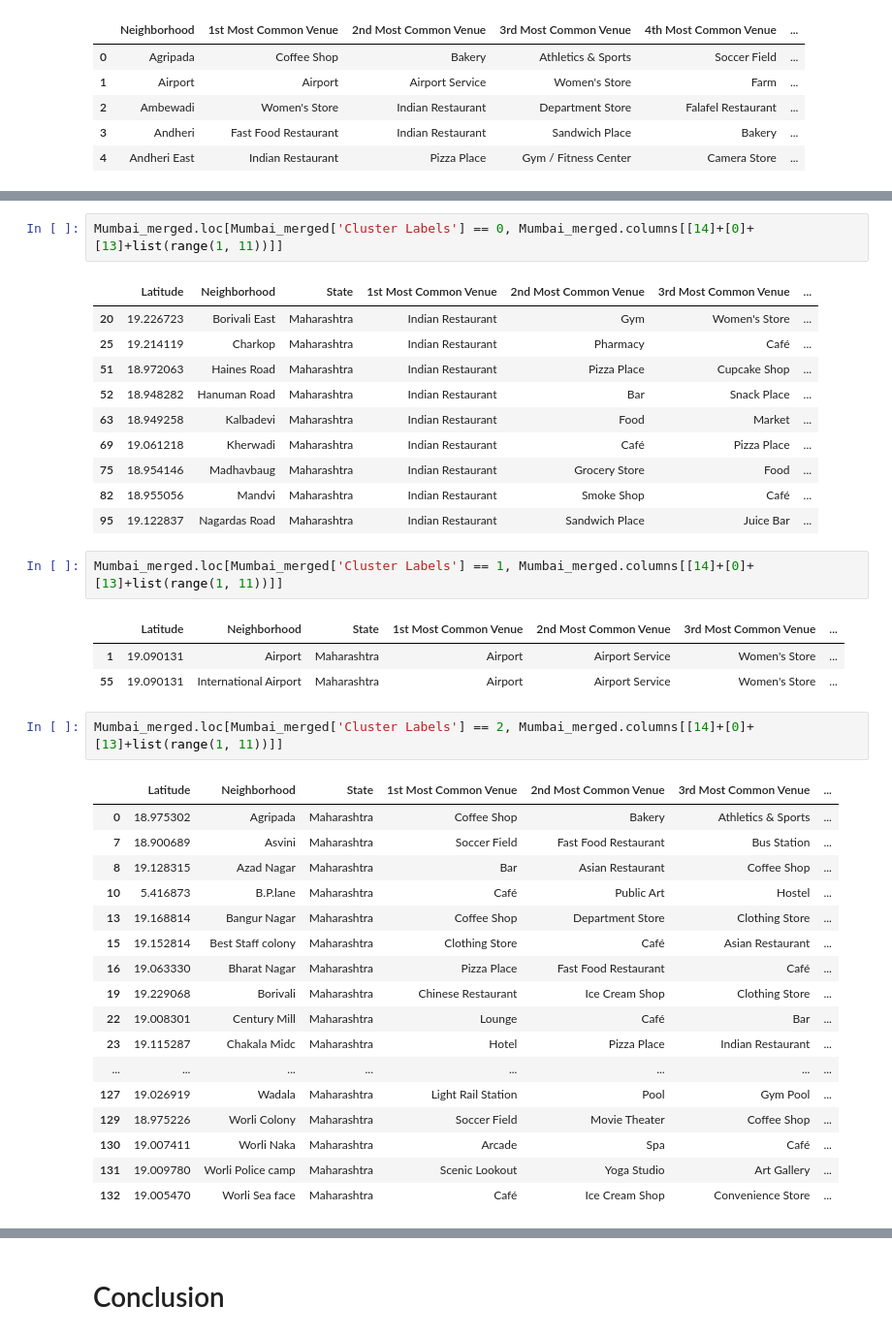
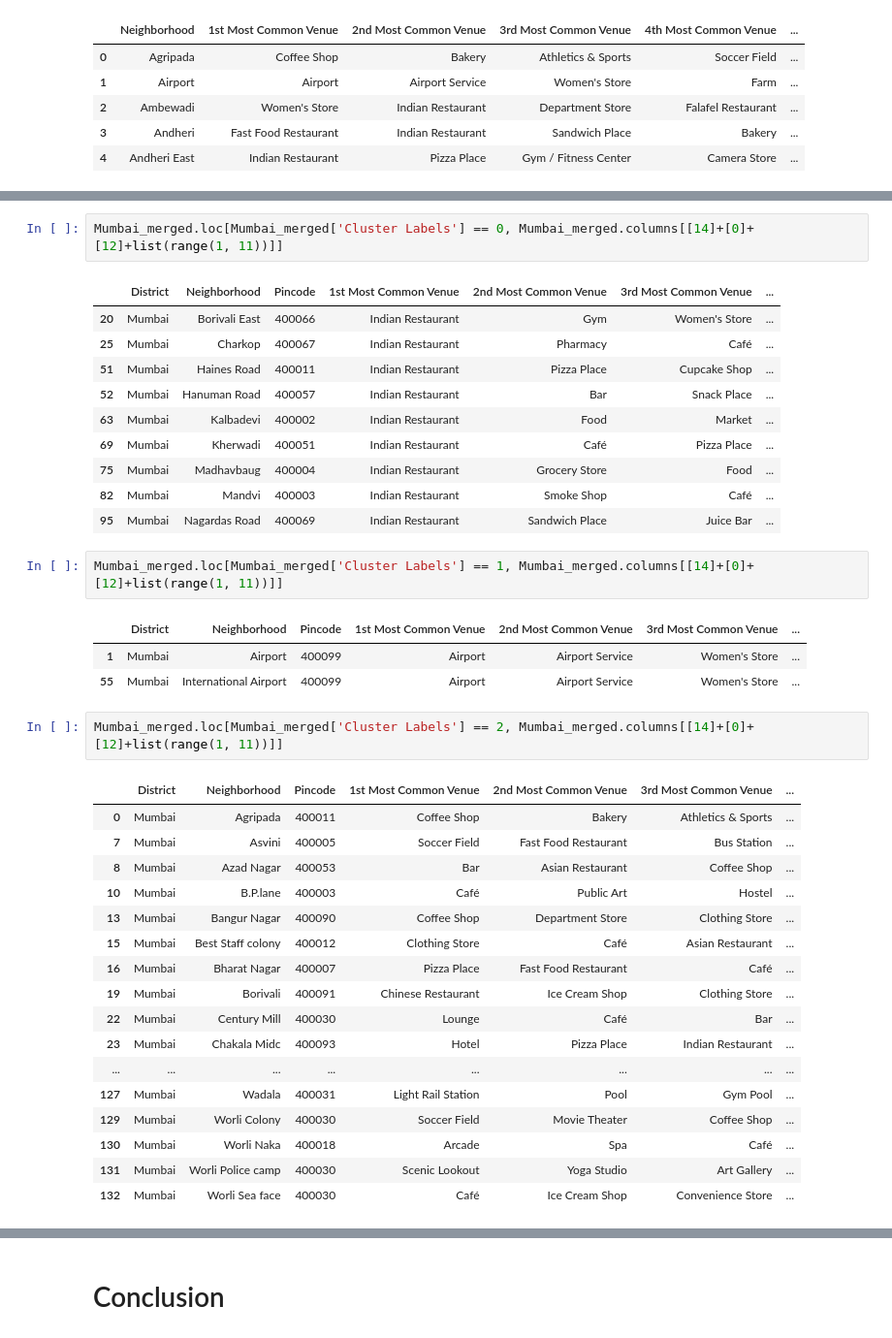
Before and after one commit to Tausif-Khan/Coursera_Capstone, a Jupyter notebook: Location Recommendation Engine.ipynb, the cells around one changed output, grey strips where cells are left out. Shown at 97% size. Saved outputs shown, nothing was run; the diff lists cells and outputs as text.

Commit message:
Published from Watson Studio.

```diff
--- a/Location Recommendation Engine.ipynb
+++ b/Location Recommendation Engine.ipynb
@@ -408,42 +408,42 @@ map_clusters
 # %% [output]
 [interactive output not drawn]
 # %%
-Mumbai_merged.loc[Mumbai_merged['Cluster Labels'] == 0, Mumbai_merged.columns[[14]+[0]+[13]+list(range(1, 11))]]
+Mumbai_merged.loc[Mumbai_merged['Cluster Labels'] == 0, Mumbai_merged.columns[[14]+[0]+[12]+list(range(1, 11))]]
 # %% [output]
-|  | Latitude | Neighborhood | State | 1st Most Common Venue | 2nd Most Common Venue | 3rd Most Common Venue | ... |
-| 20 | 19.226723 | Borivali East | Maharashtra | Indian Restaurant | Gym | Women's Store | ... |
-| 25 | 19.214119 | Charkop | Maharashtra | Indian Restaurant | Pharmacy | Café | ... |
-| 51 | 18.972063 | Haines Road | Maharashtra | Indian Restaurant | Pizza Place | Cupcake Shop | ... |
-| 52 | 18.948282 | Hanuman Road | Maharashtra | Indian Restaurant | Bar | Snack Place | ... |
-| 63 | 18.949258 | Kalbadevi | Maharashtra | Indian Restaurant | Food | Market | ... |
-| 69 | 19.061218 | Kherwadi | Maharashtra | Indian Restaurant | Café | Pizza Place | ... |
-| 75 | 18.954146 | Madhavbaug | Maharashtra | Indian Restaurant | Grocery Store | Food | ... |
-| 82 | 18.955056 | Mandvi | Maharashtra | Indian Restaurant | Smoke Shop | Café | ... |
-| 95 | 19.122837 | Nagardas Road | Maharashtra | Indian Restaurant | Sandwich Place | Juice Bar | ... |
+|  | District | Neighborhood | Pincode | 1st Most Common Venue | 2nd Most Common Venue | 3rd Most Common Venue | ... |
+| 20 | Mumbai | Borivali East | 400066 | Indian Restaurant | Gym | Women's Store | ... |
+| 25 | Mumbai | Charkop | 400067 | Indian Restaurant | Pharmacy | Café | ... |
+| 51 | Mumbai | Haines Road | 400011 | Indian Restaurant | Pizza Place | Cupcake Shop | ... |
+| 52 | Mumbai | Hanuman Road | 400057 | Indian Restaurant | Bar | Snack Place | ... |
+| 63 | Mumbai | Kalbadevi | 400002 | Indian Restaurant | Food | Market | ... |
+| 69 | Mumbai | Kherwadi | 400051 | Indian Restaurant | Café | Pizza Place | ... |
+| 75 | Mumbai | Madhavbaug | 400004 | Indian Restaurant | Grocery Store | Food | ... |
+| 82 | Mumbai | Mandvi | 400003 | Indian Restaurant | Smoke Shop | Café | ... |
+| 95 | Mumbai | Nagardas Road | 400069 | Indian Restaurant | Sandwich Place | Juice Bar | ... |
 # %%
-Mumbai_merged.loc[Mumbai_merged['Cluster Labels'] == 1, Mumbai_merged.columns[[14]+[0]+[13]+list(range(1, 11))]]
+Mumbai_merged.loc[Mumbai_merged['Cluster Labels'] == 1, Mumbai_merged.columns[[14]+[0]+[12]+list(range(1, 11))]]
 # %% [output]
-|  | Latitude | Neighborhood | State | 1st Most Common Venue | 2nd Most Common Venue | 3rd Most Common Venue | ... |
-| 1 | 19.090131 | Airport | Maharashtra | Airport | Airport Service | Women's Store | ... |
-| 55 | 19.090131 | International Airport | Maharashtra | Airport | Airport Service | Women's Store | ... |
+|  | District | Neighborhood | Pincode | 1st Most Common Venue | 2nd Most Common Venue | 3rd Most Common Venue | ... |
+| 1 | Mumbai | Airport | 400099 | Airport | Airport Service | Women's Store | ... |
+| 55 | Mumbai | International Airport | 400099 | Airport | Airport Service | Women's Store | ... |
 # %%
-Mumbai_merged.loc[Mumbai_merged['Cluster Labels'] == 2, Mumbai_merged.columns[[14]+[0]+[13]+list(range(1, 11))]]
+Mumbai_merged.loc[Mumbai_merged['Cluster Labels'] == 2, Mumbai_merged.columns[[14]+[0]+[12]+list(range(1, 11))]]
 # %% [output]
-|  | Latitude | Neighborhood | State | 1st Most Common Venue | 2nd Most Common Venue | 3rd Most Common Venue | ... |
-| 0 | 18.975302 | Agripada | Maharashtra | Coffee Shop | Bakery | Athletics & Sports | ... |
-| 7 | 18.900689 | Asvini | Maharashtra | Soccer Field | Fast Food Restaurant | Bus Station | ... |
-| 8 | 19.128315 | Azad Nagar | Maharashtra | Bar | Asian Restaurant | Coffee Shop | ... |
-| 10 | 5.416873 | B.P.lane | Maharashtra | Café | Public Art | Hostel | ... |
-| 13 | 19.168814 | Bangur Nagar | Maharashtra | Coffee Shop | Department Store | Clothing Store | ... |
-| 15 | 19.152814 | Best Staff colony | Maharashtra | Clothing Store | Café | Asian Restaurant | ... |
-| 16 | 19.063330 | Bharat Nagar | Maharashtra | Pizza Place | Fast Food Restaurant | Café | ... |
-| 19 | 19.229068 | Borivali | Maharashtra | Chinese Restaurant | Ice Cream Shop | Clothing Store | ... |
-| 22 | 19.008301 | Century Mill | Maharashtra | Lounge | Café | Bar | ... |
-| 23 | 19.115287 | Chakala Midc | Maharashtra | Hotel | Pizza Place | Indian Restaurant | ... |
+|  | District | Neighborhood | Pincode | 1st Most Common Venue | 2nd Most Common Venue | 3rd Most Common Venue | ... |
+| 0 | Mumbai | Agripada | 400011 | Coffee Shop | Bakery | Athletics & Sports | ... |
+| 7 | Mumbai | Asvini | 400005 | Soccer Field | Fast Food Restaurant | Bus Station | ... |
+| 8 | Mumbai | Azad Nagar | 400053 | Bar | Asian Restaurant | Coffee Shop | ... |
+| 10 | Mumbai | B.P.lane | 400003 | Café | Public Art | Hostel | ... |
+| 13 | Mumbai | Bangur Nagar | 400090 | Coffee Shop | Department Store | Clothing Store | ... |
+| 15 | Mumbai | Best Staff colony | 400012 | Clothing Store | Café | Asian Restaurant | ... |
+| 16 | Mumbai | Bharat Nagar | 400007 | Pizza Place | Fast Food Restaurant | Café | ... |
+| 19 | Mumbai | Borivali | 400091 | Chinese Restaurant | Ice Cream Shop | Clothing Store | ... |
+| 22 | Mumbai | Century Mill | 400030 | Lounge | Café | Bar | ... |
+| 23 | Mumbai | Chakala Midc | 400093 | Hotel | Pizza Place | Indian Restaurant | ... |
 | ... | ... | ... | ... | ... | ... | ... | ... |
-| 127 | 19.026919 | Wadala | Maharashtra | Light Rail Station | Pool | Gym Pool | ... |
-| 129 | 18.975226 | Worli Colony | Maharashtra | Soccer Field | Movie Theater | Coffee Shop | ... |
-| 130 | 19.007411 | Worli Naka | Maharashtra | Arcade | Spa | Café | ... |
-| 131 | 19.009780 | Worli Police camp | Maharashtra | Scenic Lookout | Yoga Studio | Art Gallery | ... |
-| 132 | 19.005470 | Worli Sea face | Maharashtra | Café | Ice Cream Shop | Convenience Store | ... |
+| 127 | Mumbai | Wadala | 400031 | Light Rail Station | Pool | Gym Pool | ... |
+| 129 | Mumbai | Worli Colony | 400030 | Soccer Field | Movie Theater | Coffee Shop | ... |
+| 130 | Mumbai | Worli Naka | 400018 | Arcade | Spa | Café | ... |
+| 131 | Mumbai | Worli Police camp | 400030 | Scenic Lookout | Yoga Studio | Art Gallery | ... |
+| 132 | Mumbai | Worli Sea face | 400030 | Café | Ice Cream Shop | Convenience Store | ... |
 # %%
```
Also changed, not shown: parts of 3 cells of this notebook.
